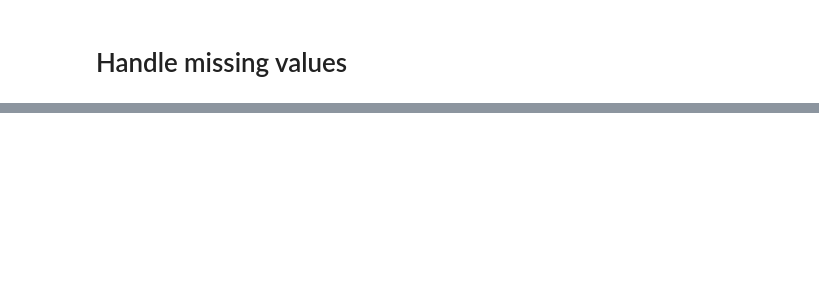
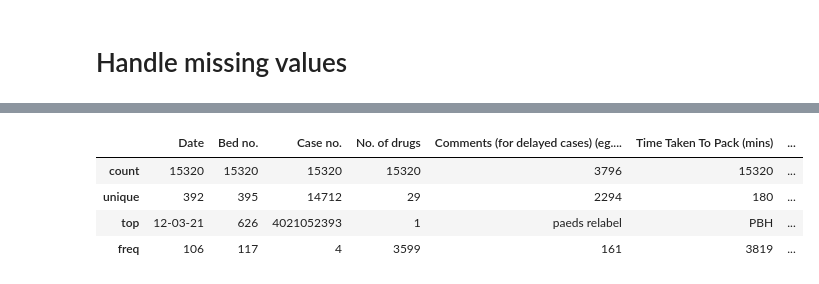
Before and after one commit to RoystonCXW/IS447---Smart-Healthcare, a Jupyter notebook: IS447/System/Data/Pharmacy Dept/Data Cleaning/MNH_Cleaning.ipynb, the cells around one changed output, grey strips where cells are left out. Cells and saved outputs as stored; diff of their text form; code cells hidden in the pictures; blank space fills up the shorter version.

```diff
--- a/IS447/System/Data/Pharmacy Dept/Data Cleaning/MNH_Cleaning.ipynb
+++ b/IS447/System/Data/Pharmacy Dept/Data Cleaning/MNH_Cleaning.ipynb
@@ -124,0 +175,10 @@ print(result)
+# %%
+df = pd.read_csv('MNH TTO TAT (cleaned).csv')
+# %%
+df.describe()
+# %% [output]
+|  | Date | Bed no. | Case no. | No. of drugs | Comments (for delayed cases) (eg.... | Time Taken To Pack (mins) | ... |
+| count | 15320 | 15320 | 15320 | 15320 | 3796 | 15320 | ... |
+| unique | 392 | 395 | 14712 | 29 | 2294 | 180 | ... |
+| top | 12-03-21 | 626 | 4021052393 | 1 | paeds relabel | PBH | ... |
+| freq | 106 | 117 | 4 | 3599 | 161 | 3819 | ... |
```
Also changed, not shown: parts of 19 cells of this notebook, 1 other file.
